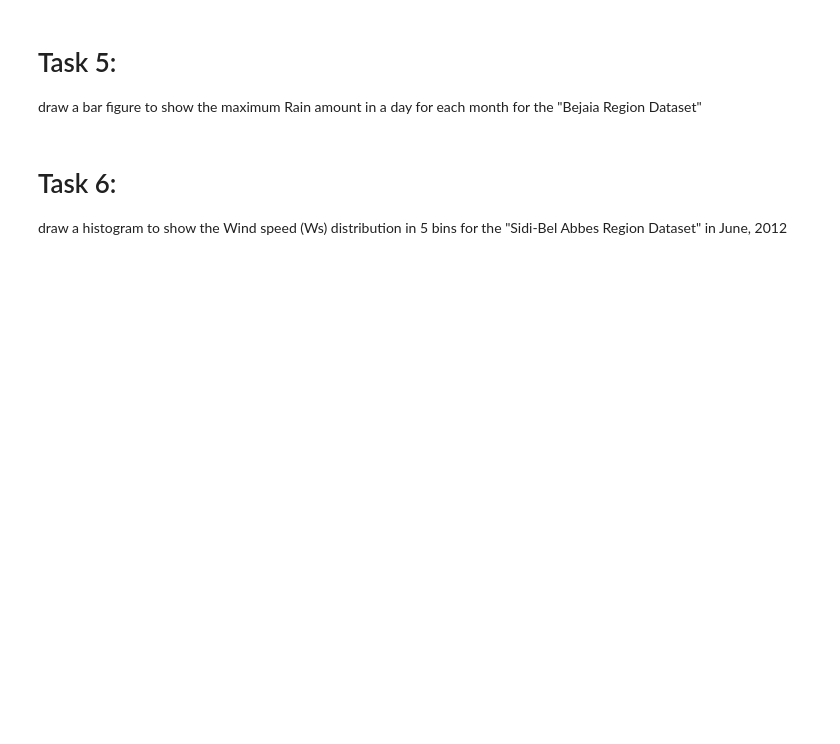
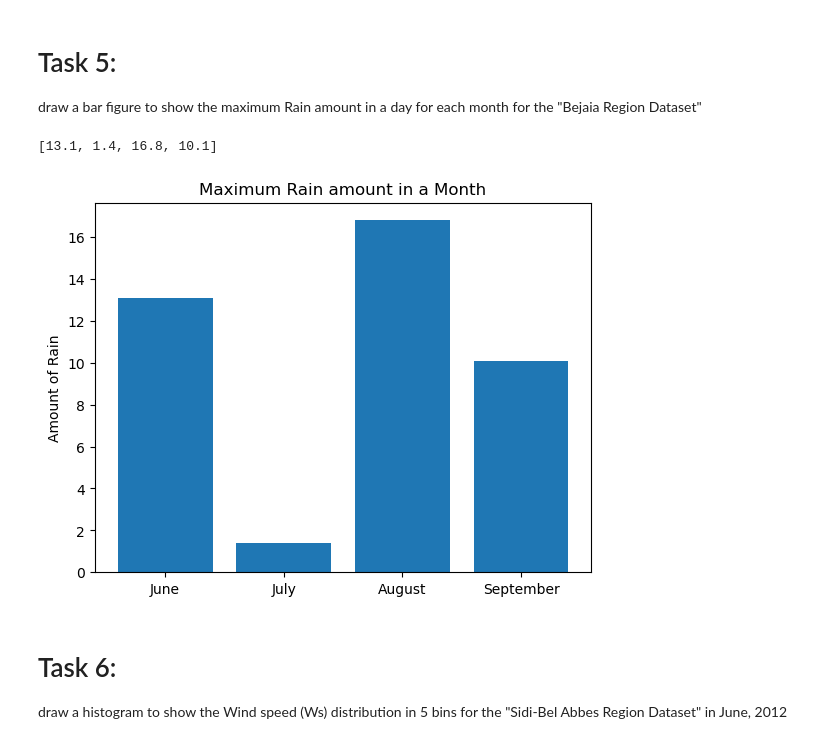
Before and after one commit to cbarbes1/COSC311, a Jupyter notebook: PythonNotes/Lab2.ipynb, the cells around one changed output. Saved outputs shown, nothing was run; the diff lists cells and outputs as text; code cells hidden in the pictures; blank space fills up the shorter version.

```diff
--- a/PythonNotes/Lab2.ipynb
+++ b/PythonNotes/Lab2.ipynb
@@ -167,6 +203,24 @@ draw a histogram to show the average Relative Humidity (RH) for each month for t
 # Task 5:
 draw a bar figure to show the maximum Rain amount in a day for each month for the
 "Bejaia Region Dataset"
+# %%
+months = ["June", "July", "August", "September"]
+
+RHList = list(round(data1.groupby('month')['Rain'].max(), 2))
+
+print(RHList)
+plt.bar(range(len(months)), RHList)
+
+plt.title("Maximum Rain amount in a Month")     # add a title
+plt.ylabel("Amount of Rain")   # label the y-axis
+
+# label x-axis with movie names at bar centers
+plt.xticks(range(len(months)), months)
+
+plt.show()
+# %% [output]
+[13.1, 1.4, 16.8, 10.1]
+[figure, added]
 # %% [markdown]
 # Task 6:
 draw a histogram to show the Wind speed (Ws) distribution in 5 bins for the "Sidi-Bel
```
Also changed, not shown: parts of 13 cells of this notebook.
